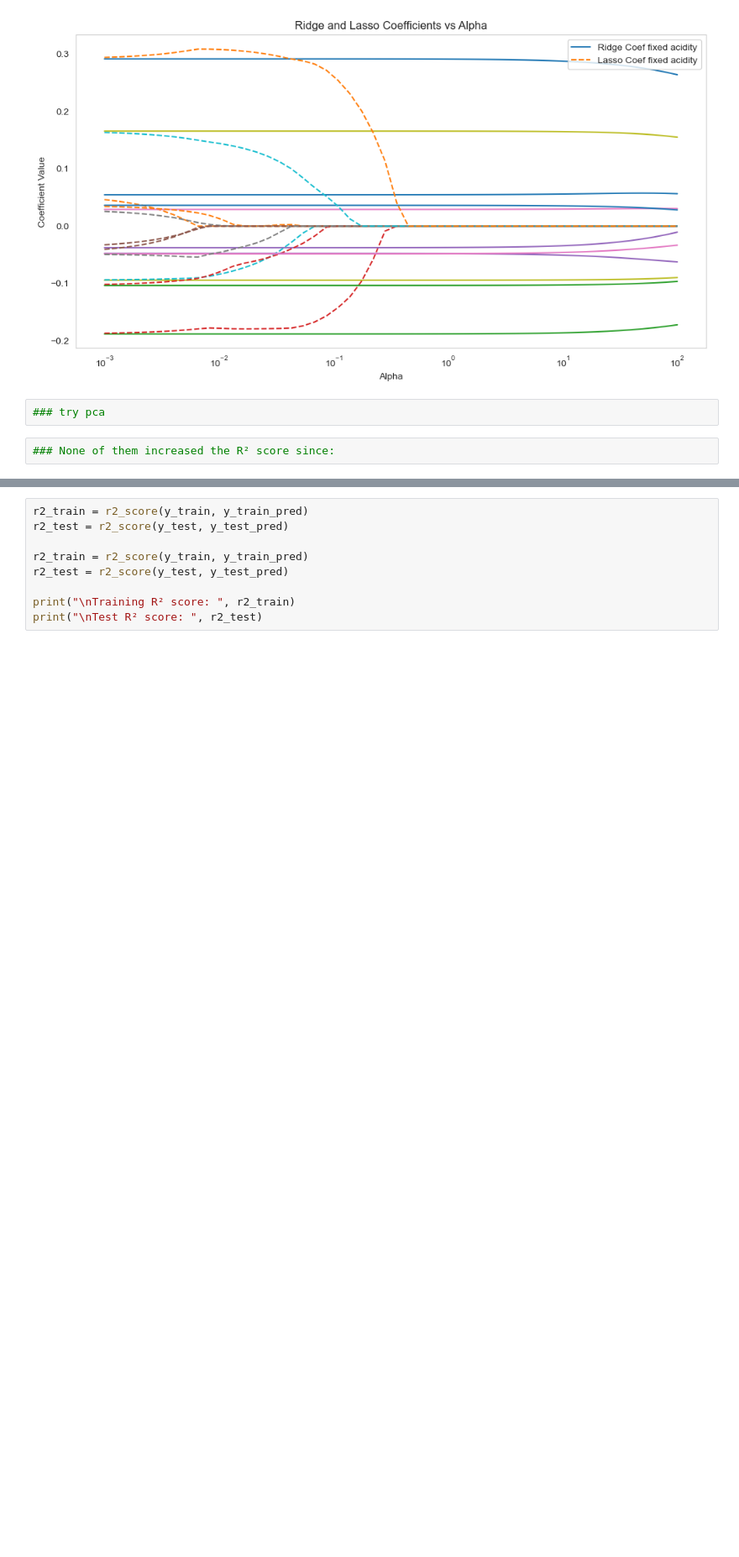
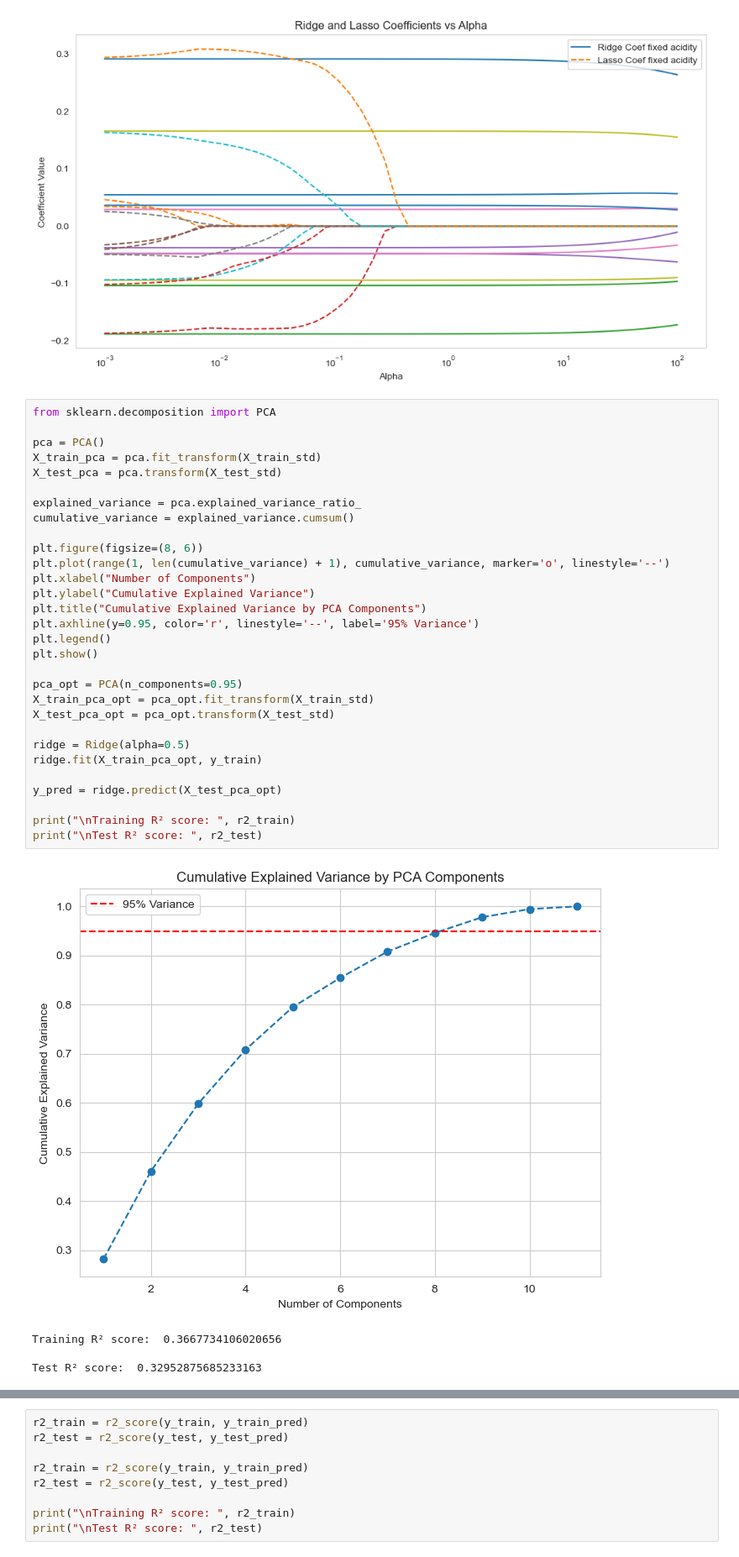
Before and after one commit to eececan/ml-projects, a Jupyter notebook: Wine_Prediction.ipynb, the cells around one changed output, grey strips where cells are left out. Shown at 84% size. Drawn from its saved outputs; the diff is of its cells as text; blank space fills up the shorter version.

```diff
--- a/Wine_Prediction.ipynb
+++ b/Wine_Prediction.ipynb
@@ -178,7 +178,38 @@ plt.show()
 # %% [output]
 [figure]
 [figure]
-# %%
-### try pca
-# %%
-### None of them increased the R² score since:
+# %%
+from sklearn.decomposition import PCA
+
+pca = PCA()
+X_train_pca = pca.fit_transform(X_train_std)
+X_test_pca = pca.transform(X_test_std)
+
+explained_variance = pca.explained_variance_ratio_
+cumulative_variance = explained_variance.cumsum()
+
+plt.figure(figsize=(8, 6))
+plt.plot(range(1, len(cumulative_variance) + 1), cumulative_variance, marker='o', linestyle='--')
+plt.xlabel("Number of Components")
+plt.ylabel("Cumulative Explained Variance")
+plt.title("Cumulative Explained Variance by PCA Components")
+plt.axhline(y=0.95, color='r', linestyle='--', label='95% Variance')
+plt.legend()
+plt.show()
+
+pca_opt = PCA(n_components=0.95)
+X_train_pca_opt = pca_opt.fit_transform(X_train_std)
+X_test_pca_opt = pca_opt.transform(X_test_std)
+
+ridge = Ridge(alpha=0.5)
+ridge.fit(X_train_pca_opt, y_train)
+
+y_pred = ridge.predict(X_test_pca_opt)
+
+print("\nTraining R² score: ", r2_train)
+print("\nTest R² score: ", r2_test)
+# %% [output]
+[figure, added]
+Training R² score:  0.3667734106020656
+
+Test R² score:  0.32952875685233163
```
Also changed, not shown: parts of 8 cells of this notebook, 1 other file.
